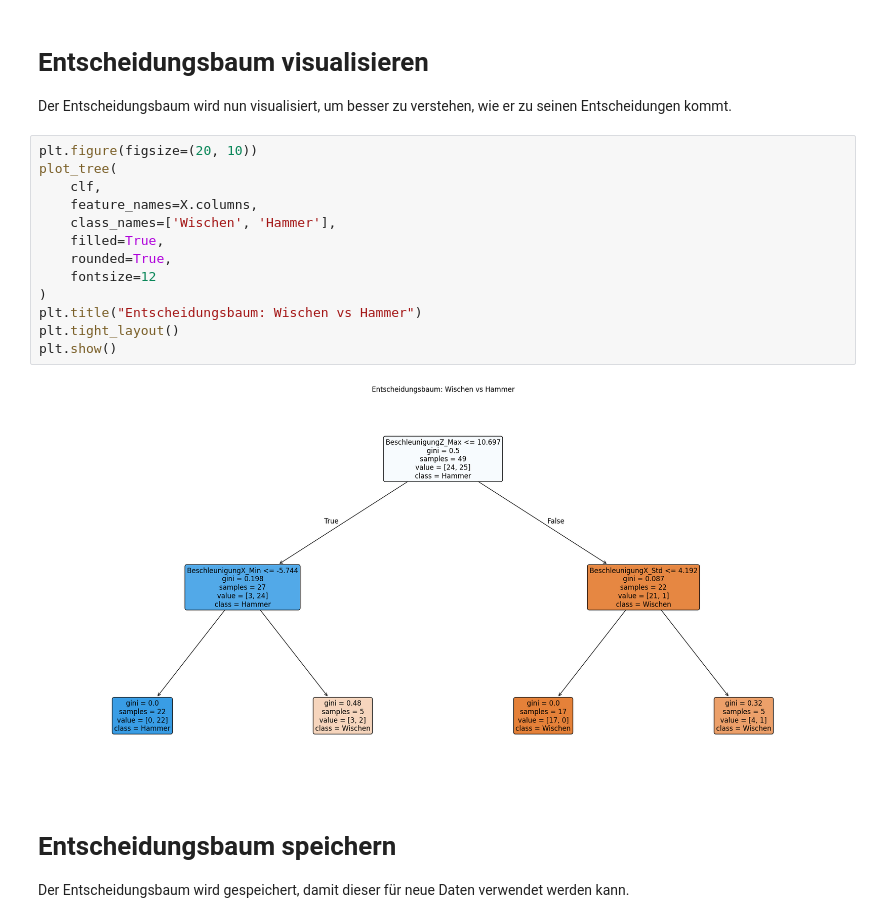
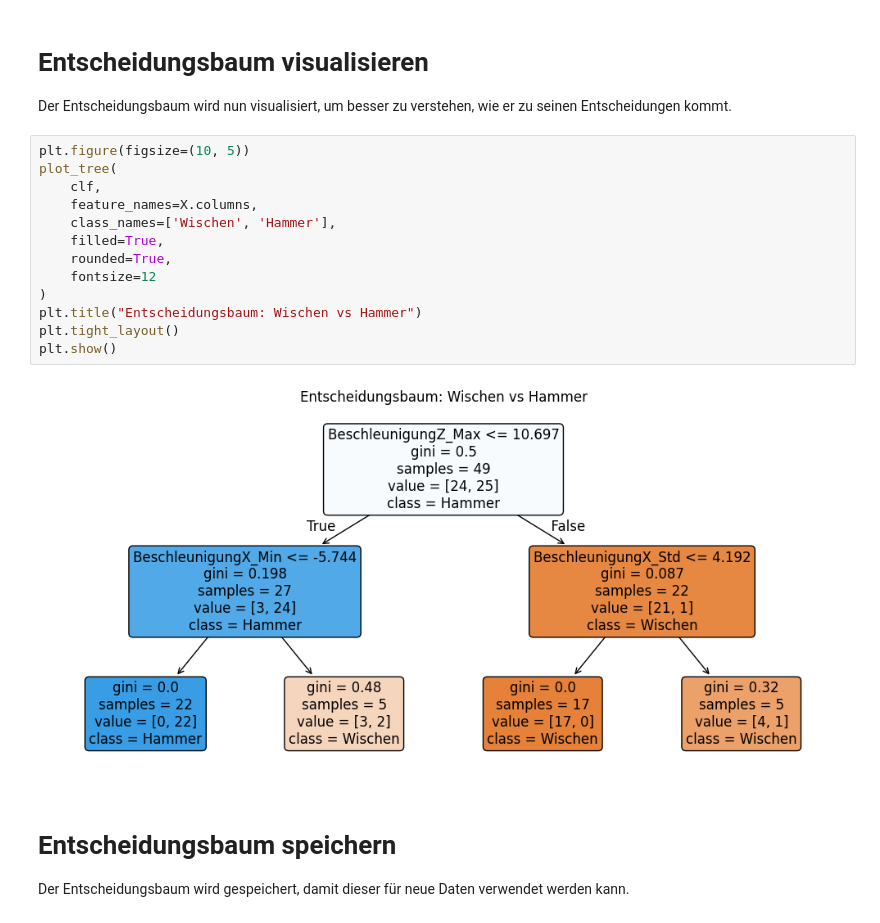
Before and after one commit to NTiebor/ProjektDiSi25, a Jupyter notebook: entscheidungsbaum_erstellung.ipynb, the cells around one changed output. Drawn from its saved outputs; the diff is of its cells as text.

```diff
--- a/entscheidungsbaum_erstellung.ipynb
+++ b/entscheidungsbaum_erstellung.ipynb
@@ -299,20 +302,20 @@ weighted avg       0.85      0.85      0.85        13
 
 Der Entscheidungsbaum wird nun visualisiert, um besser zu verstehen, wie er zu seinen Entscheidungen kommt.
 # %%
-plt.figure(figsize=(20, 10))
+plt.figure(figsize=(10, 5))
 plot_tree(
     clf,
     feature_names=X.columns,
     class_names=['Wischen', 'Hammer'],
     filled=True,
     rounded=True,
     fontsize=12
 )
 plt.title("Entscheidungsbaum: Wischen vs Hammer")
 plt.tight_layout()
 plt.show()
 # %% [output]
-[figure, old version]
+[figure, new version]
 # %% [markdown]
 # Entscheidungsbaum speichern
 Der Entscheidungsbaum wird gespeichert, damit dieser für neue Daten verwendet werden kann.
```
Also changed, not shown: parts of 3 cells of this notebook, 1 other file.
